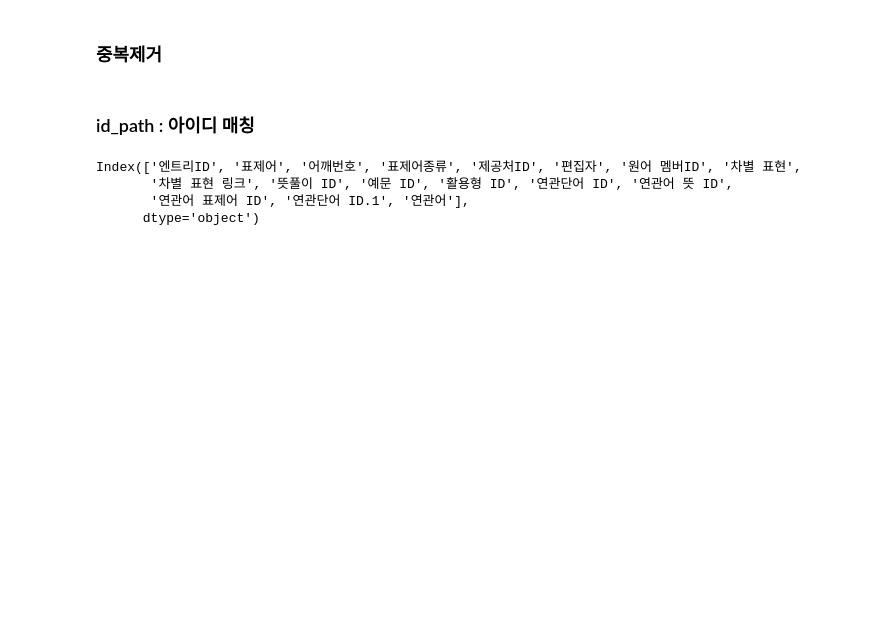
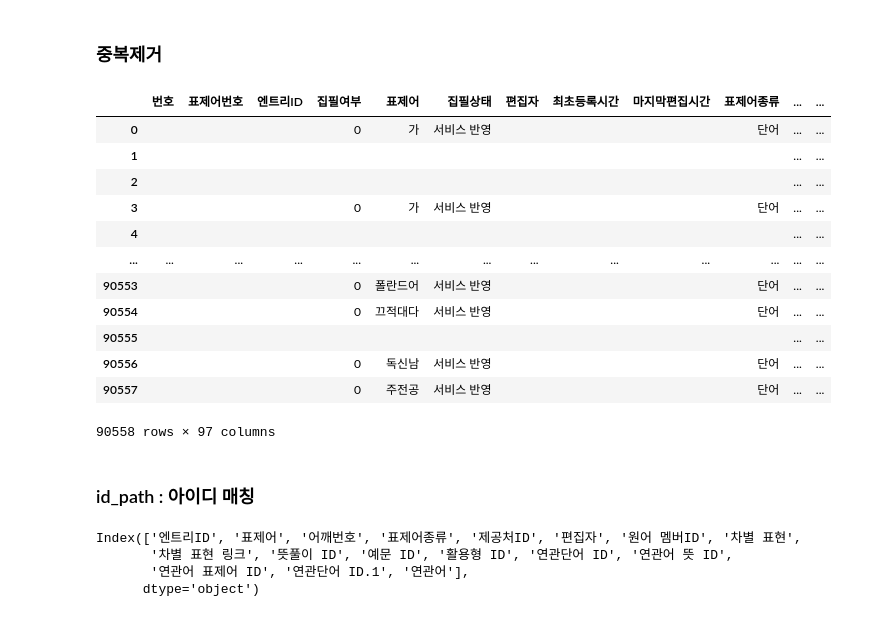
Before and after one commit to Jyoonly/openpro, a Jupyter notebook: kcndic/code/ohw.ipynb, the cells around one changed output. Saved outputs shown, nothing was run; the diff lists cells and outputs as text; code cells hidden in the pictures; blank space fills up the shorter version.

```diff
--- a/kcndic/code/ohw.ipynb
+++ b/kcndic/code/ohw.ipynb
@@ -646,40 +616,20 @@ target.to_csv("../result/250310_result7_sql바꾼거확인.csv", index=False)
 # %%
-target.fillna('', inplace=True)
-
 # 표제어부 중복제거
 condition1 = target['제공처ID'] == ''
-target.loc[condition1, '엔트리ID':'검색 노출(표제어부)'] = ''
+target.loc[condition1, '엔트리ID':'검색노출(표제어부)'] = ''
 condition2 = target.duplicated(subset=['제공처ID'], keep='first')
-target.loc[condition2, '엔트리ID':'검색 노출(표제어부)'] = ''
-
-# 품사부 중복제거
-condition3 = target['상위품사'].isin(['자동사', '타동사', '형용사'])
-target.loc[~condition3, '서비스 노출(품사부)':'검색 노출(품사부)'] = ''
+target.loc[condition2, '엔트리ID':'검색노출(표제어부)'] = ''
 
 # 뜻풀이부 중복제거
-target['노출용 뜻풀이'] = target['뜻풀이']
-LEN = len(target)
-for i in range(LEN):
-    if target.loc[i, '제공처ID'] == '':
-        target.loc[i, '제공처ID'] = target.loc[i-1, '제공처ID']
-condition4 = target.duplicated(subset=['제공처ID', '뜻번호', '하위품사', '뜻풀이'], keep='first')
-target.loc[condition4, '상위품사':'검색 노출(뜻풀이부)'] = ''
-condition4 = target.duplicated(subset=['제공처ID'], keep='first')
-target.loc[condition4, '제공처ID'] = ''
+condition4 = target['고려대뜻풀이ID'] == ''
+target.loc[condition4, '고려대뜻풀이ID':'검색노출(뜻풀이부)'] = ''
+condition3 = target.duplicated(subset=['고려대뜻풀이ID'], keep='first')
+target.loc[condition3, '고려대뜻풀이ID':'검색노출(뜻풀이부)'] = ''
 
 # 예문부 중복제거
-target['노출용 예문'] = target['예문']
 condition5 = target['예문'] == ''
-target.loc[condition5, '예문ID':'검색 노출(예문부)'] = ''
+target.loc[condition5, '고려대예문ID':'검색노출(번역문부)'] = ''
 
 # 연관어부 중복제거 (1)
-condition6 = target['연관어'] == ''
-target.loc[condition6, '출처':'검색 노출(연관어부)'] = ''
-
-# 활용형 중복제거
-condition7 = target['활용형'] == ''
-target.loc[condition7, '활용형ID':'부가설명'] = ''
-
-# 연관어부 중복제거 (2)
-condition8 = target['연관어(연관어부)'] == ''
-target.loc[condition8, '연관단어ID(연관단어부)':'검색 노출(연관단어부)'] = ''
+condition6 = target['연관어(연관어부)'] == ''
+target.loc[condition6, '고려대연관어ID':'검색노출(연관어부)'] = ''
@@ -769,0 +636,20 @@ target.to_csv(output_file_path, index=False) # sample_result_10
+# %%
+# 필요없는 행 제거
+target_drop = target.drop(['용법(kr)', '용법(cn)', '(서)restric', '(서)thetarole', '(서)sense_kr', ], axis=1)
+target = target_drop.copy()
+# %%
+target
+# %% [output]
+|  | 번호 | 표제어번호 | 엔트리ID | 집필여부 | 표제어 | 집필상태 | 편집자 | 최초등록시간 | 마지막편집시간 | 표제어종류 | ... | ... |
+| 0 |  |  |  | 0 | 가 | 서비스 반영 |  |  |  | 단어 | ... | ... |
+| 1 |  |  |  |  |  |  |  |  |  |  | ... | ... |
+| 2 |  |  |  |  |  |  |  |  |  |  | ... | ... |
+| 3 |  |  |  | 0 | 가 | 서비스 반영 |  |  |  | 단어 | ... | ... |
+| 4 |  |  |  |  |  |  |  |  |  |  | ... | ... |
+| ... | ... | ... | ... | ... | ... | ... | ... | ... | ... | ... | ... | ... |
+| 90553 |  |  |  | 0 | 폴란드어 | 서비스 반영 |  |  |  | 단어 | ... | ... |
+| 90554 |  |  |  | 0 | 끄적대다 | 서비스 반영 |  |  |  | 단어 | ... | ... |
+| 90555 |  |  |  |  |  |  |  |  |  |  | ... | ... |
+| 90556 |  |  |  | 0 | 독신남 | 서비스 반영 |  |  |  | 단어 | ... | ... |
+| 90557 |  |  |  | 0 | 주전공 | 서비스 반영 |  |  |  | 단어 | ... | ... |
+90558 rows × 97 columns
```
Also changed, not shown: parts of 34 cells of this notebook, 2 other files.
